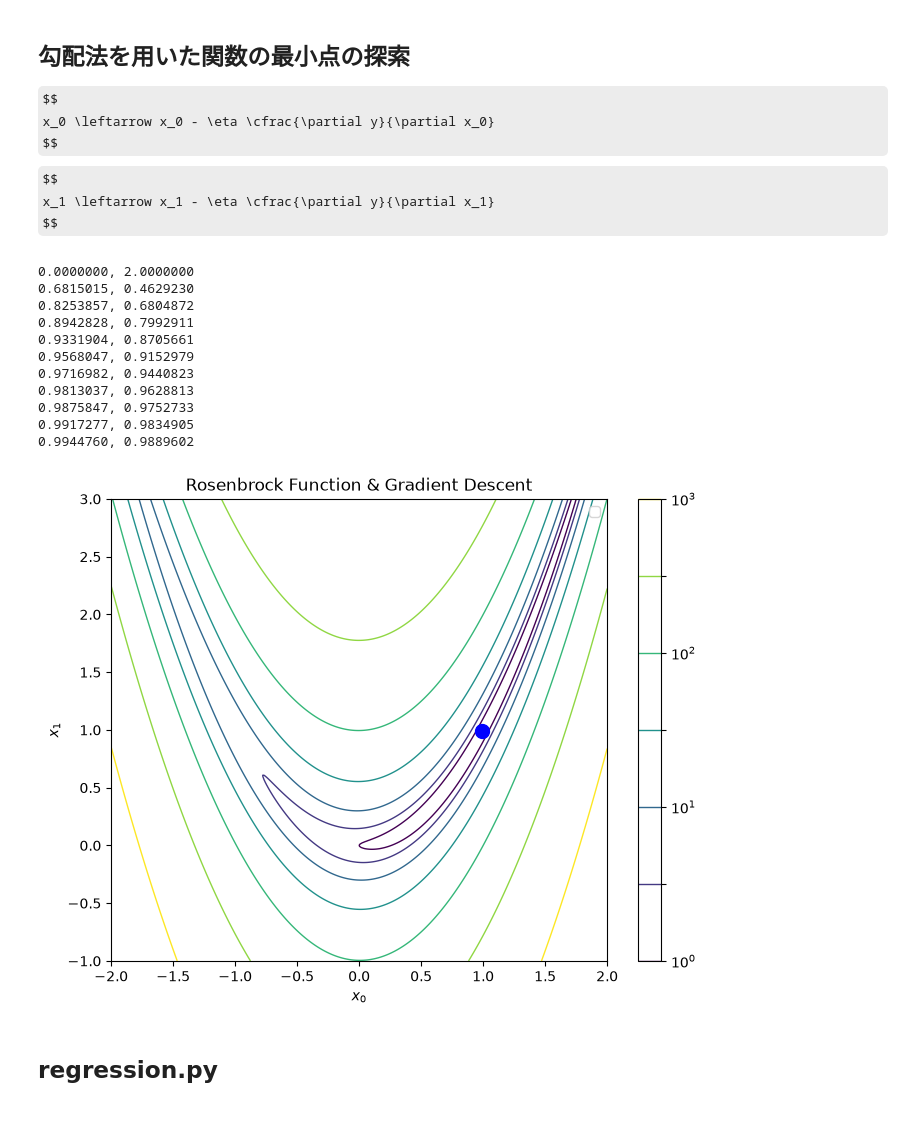
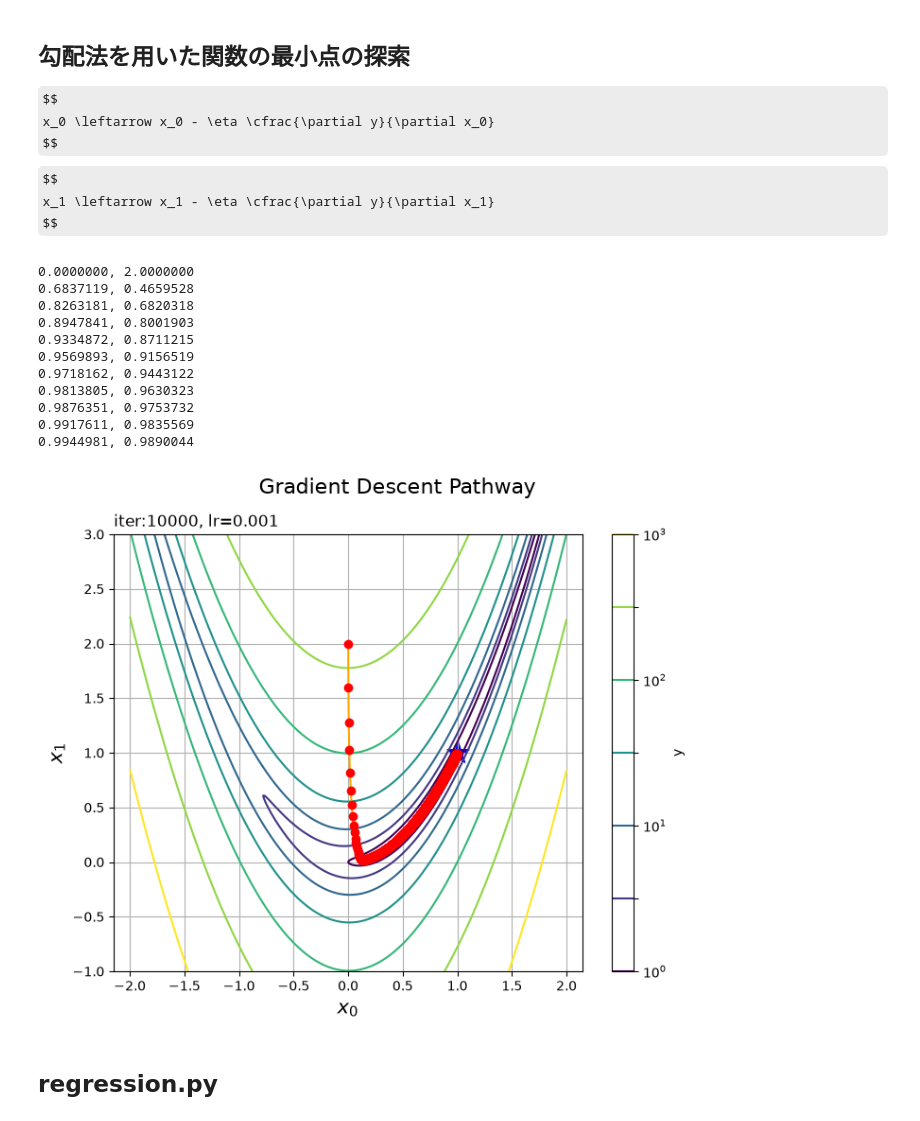
Before and after one commit to kyoropppp/2606_zero5, a Jupyter notebook: deep-learning-from-scratch-5/notebooks/06_pytorch.ipynb, the cells around one changed output. Saved outputs shown, nothing was run; the diff lists cells and outputs as text; code cells hidden in the pictures; some formulas as TeX source.

```diff
--- a/deep-learning-from-scratch-5/notebooks/06_pytorch.ipynb
+++ b/deep-learning-from-scratch-5/notebooks/06_pytorch.ipynb
@@ -148,10 +198,14 @@ $$
 lr = 0.001  # learning rate
 iters = 10000  # iteration count
 
+x0 = torch.tensor(0.0, requires_grad=True)
+x1 = torch.tensor(2.0, requires_grad=True)
+
+history = [(x0.item(), x1.item())]  # 初期点を履歴に追加
+
 for i in range(iters):
     if i % 1000 == 0:
         print(f"{x0.item():.7f}, {x1.item():.7f}") # float32 の仮数部は 23 bit なので有効数字は約7桁(2^23 ≈ 10^7.2)
-
     y = rosenbrock(x0, x1)
 
     y.backward()
@@ -162,39 +216,42 @@ for i in range(iters):
     x0.grad.zero_()
     x1.grad.zero_()
 
+    history.append((x0.item(), x1.item()))
+
 print(f"{x0.item():.7f}, {x1.item():.7f}")
 # %% [output]
 0.0000000, 2.0000000
-0.6815015, 0.4629230
-0.8253857, 0.6804872
-0.8942828, 0.7992911
-0.9331904, 0.8705661
-0.9568047, 0.9152979
-0.9716982, 0.9440823
-0.9813037, 0.9628813
-0.9875847, 0.9752733
-0.9917277, 0.9834905
-0.9944760, 0.9889602
+0.6837119, 0.4659528
+0.8263181, 0.6820318
+0.8947841, 0.8001903
+0.9334872, 0.8711215
+0.9569893, 0.9156519
+0.9718162, 0.9443122
+0.9813805, 0.9630323
+0.9876351, 0.9753732
+0.9917611, 0.9835569
+0.9944981, 0.9890044
-# %%
-import matplotlib.pyplot as plt
-from matplotlib.colors import LogNorm
-import torch
-
-
-# プロット
-fig, ax = plt.subplots(figsize=(8, 6))
-contour = ax.contour(X0, X1, Y, levels=levs, norm=LogNorm(), cmap='viridis', linewidths=1)
-plt.colorbar(contour)
-
-plt.scatter(x0.item(), x1.item(), color='blue', s=100, zorder=5)
-
-ax.set_xlabel('$x_0$')
-ax.set_ylabel('$x_1$')
-ax.set_title('Rosenbrock Function & Gradient Descent')
-ax.legend()
-plt.show()
-# %% [output]
-[figure, removed]
+# %%
+xs, ys = zip(*history)
+
+# 等高線図を作成
+plt.figure(figsize=(8, 6), facecolor='white')
+cnt = plt.contour(x0_grid, x1_grid, y_grid,
+                  norm=LogNorm(), levels=levs) # 等高線
+plt.scatter(1.0, 1.0,
+            marker='*', s=300, c='blue') # 最小値
+plt.plot(xs, ys,
+         c='orange', marker='o', mfc='red', mec='red') # 更新値の推移
+plt.xlabel('$x_0$', fontsize=15)
+plt.ylabel('$x_1$', fontsize=15)
+plt.suptitle('Gradient Descent Pathway', fontsize=16)
+plt.title('iter:'+str(iters) + ', lr='+str(lr), loc='left')
+plt.colorbar(cnt, label='y')
+plt.grid()
+plt.axis('equal')
+plt.show()
+# %% [output]
+[figure, added]
 # %% [markdown]
 ## regression.py
 # %%
```
Also changed, not shown: parts of 8 cells of this notebook, 1 other file.
